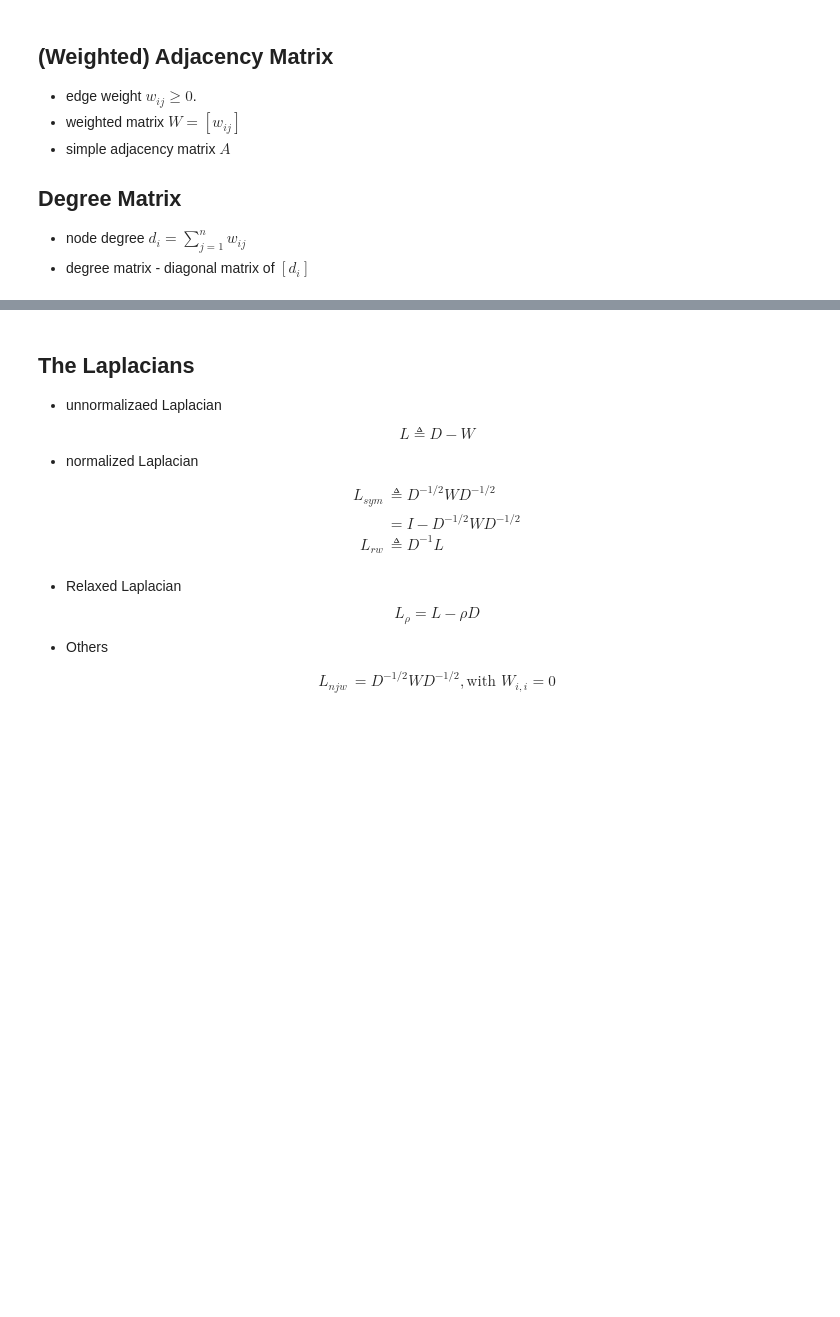
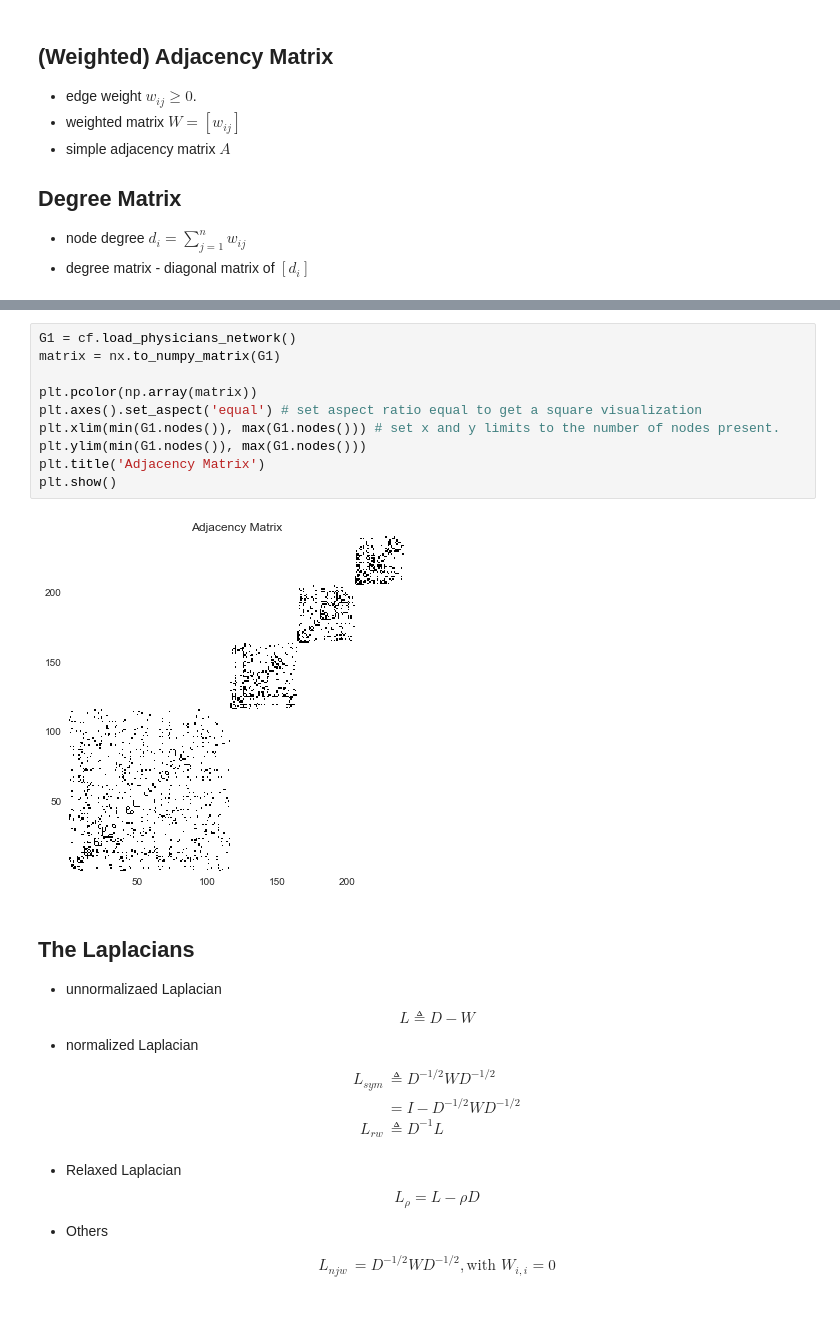
Before and after one commit to weifei/StudyTopics, a Jupyter notebook: clustering/A Primer On Spectral Clustering.ipynb, the cells around one changed output, grey strips where cells are left out. Drawn from its saved outputs; the diff is of its cells as text; blank space fills up the shorter version.

```diff
--- a/clustering/A Primer On Spectral Clustering.ipynb
+++ b/clustering/A Primer On Spectral Clustering.ipynb
@@ -95,3 +179,15 @@ $$ G = (V, E) $$
+# %%
+G1 = cf.load_physicians_network()
+matrix = nx.to_numpy_matrix(G1)
+
+plt.pcolor(np.array(matrix))
+plt.axes().set_aspect('equal') # set aspect ratio equal to get a square visualization
+plt.xlim(min(G1.nodes()), max(G1.nodes())) # set x and y limits to the number of nodes present.
+plt.ylim(min(G1.nodes()), max(G1.nodes()))
+plt.title('Adjacency Matrix')
+plt.show()
+# %% [output]
+[figure, added]
 # %% [markdown]
 
 ## The Laplacians
```
Also changed, not shown: parts of 21 cells of this notebook, 10 other files.
